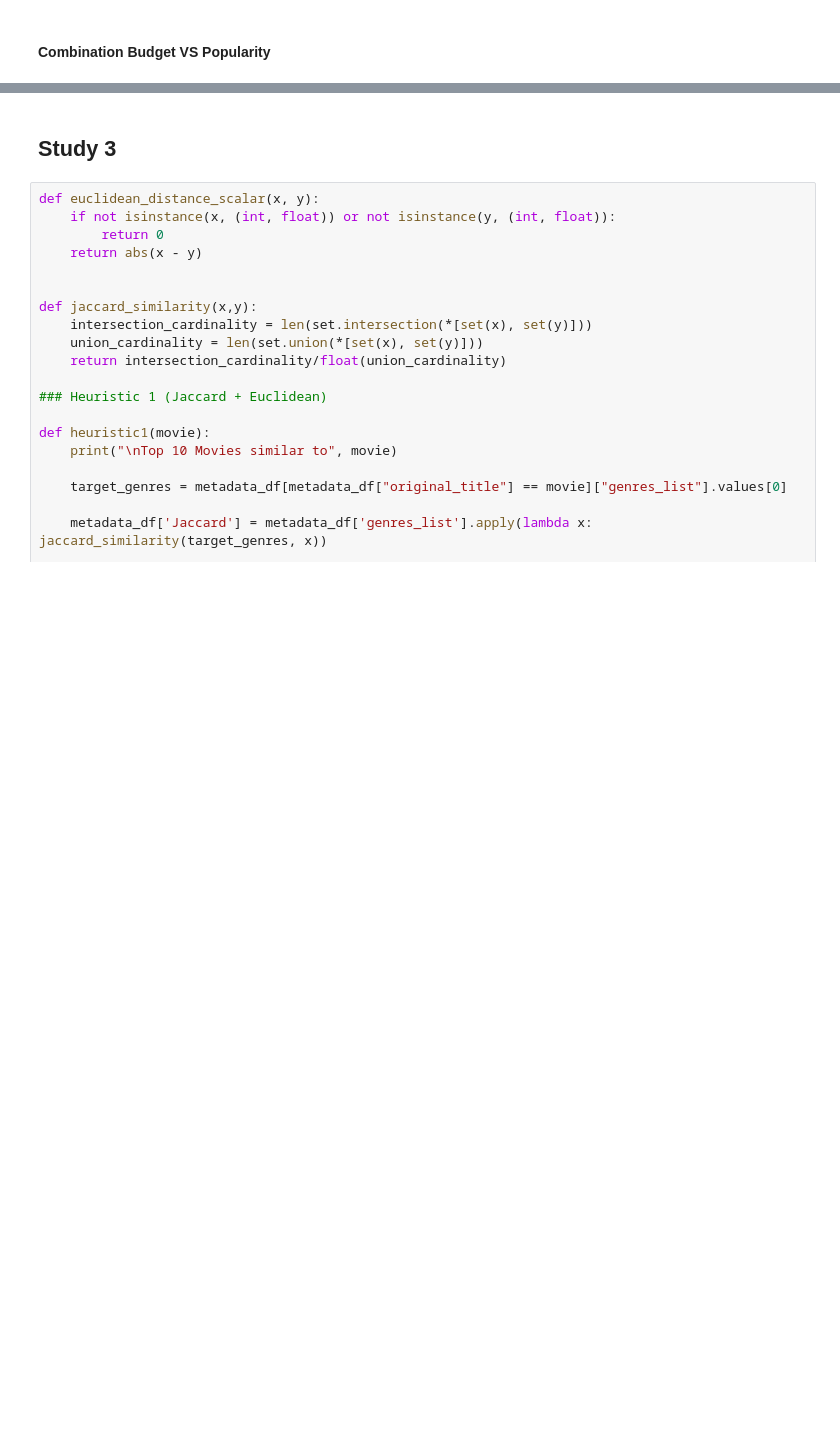
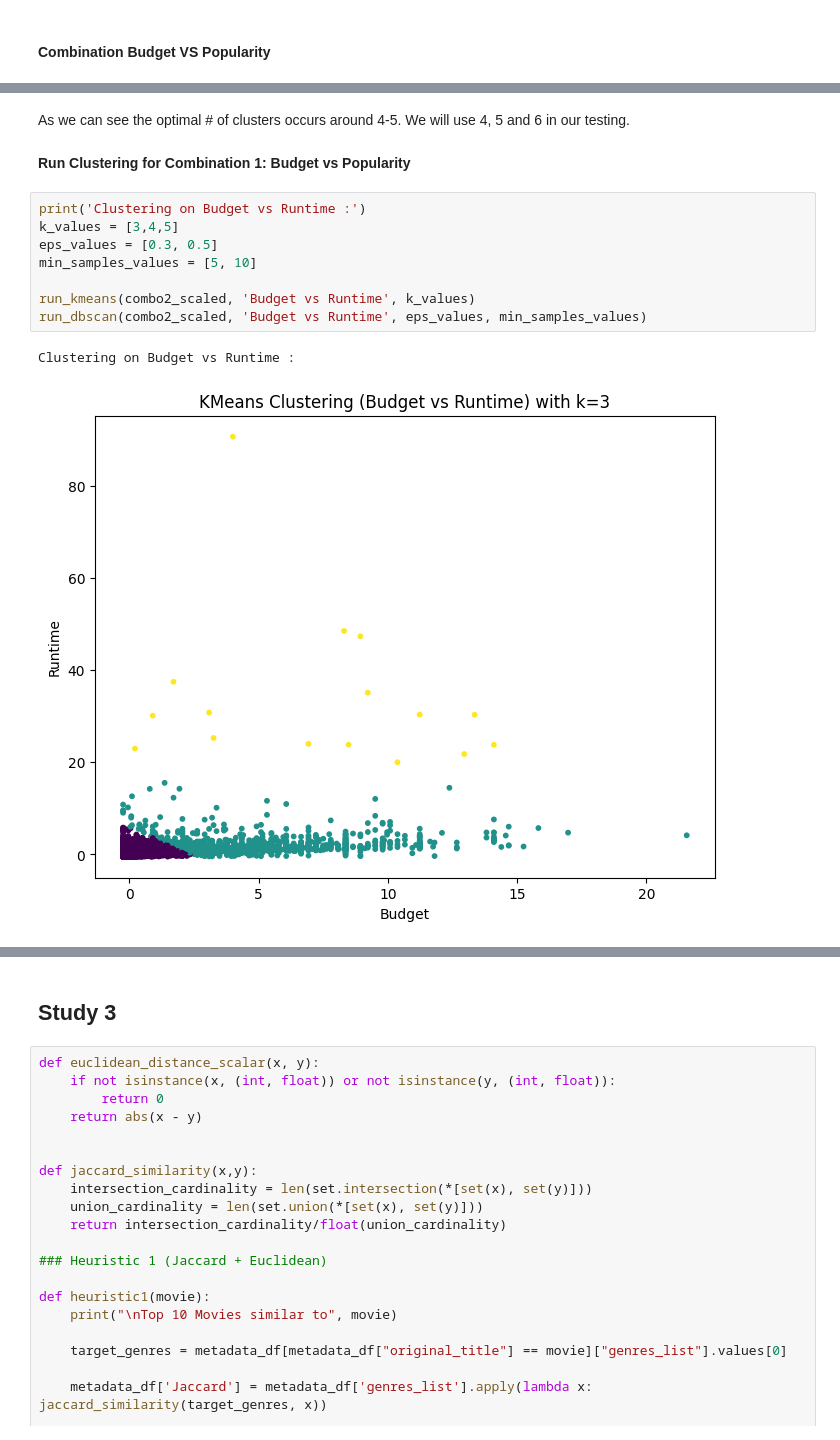
Before and after one commit to maddierioux/CSI4142_A4, a Jupyter notebook: Studies.ipynb, the cells around one changed output, grey strips where cells are left out. Cells and saved outputs as stored; diff of their text form; blank space fills up the shorter version.

```diff
--- a/Studies.ipynb
+++ b/Studies.ipynb
@@ -624,0 +672,15 @@ plt.show()
+# %% [markdown]
+As we can see the optimal # of clusters occurs around 4-5. We will use 4, 5 and 6 in our testing.
+# %% [markdown]
+**Run Clustering for Combination 1: Budget vs Popularity**
+# %%
+print('Clustering on Budget vs Runtime :')
+k_values = [3,4,5]
+eps_values = [0.3, 0.5]
+min_samples_values = [5, 10]
+
+run_kmeans(combo2_scaled, 'Budget vs Runtime', k_values)
+run_dbscan(combo2_scaled, 'Budget vs Runtime', eps_values, min_samples_values)
+# %% [output]
+Clustering on Budget vs Runtime :
+[figure, added]
```
Also changed, not shown: parts of 23 cells of this notebook.
